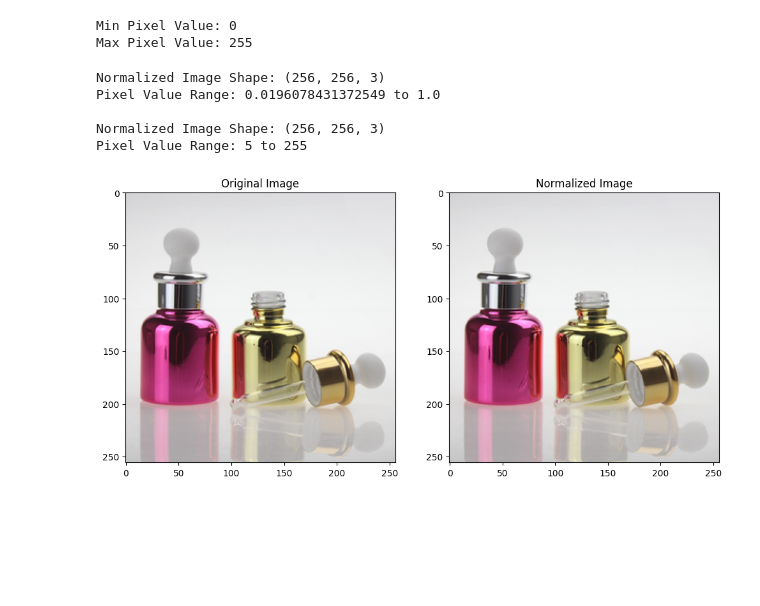
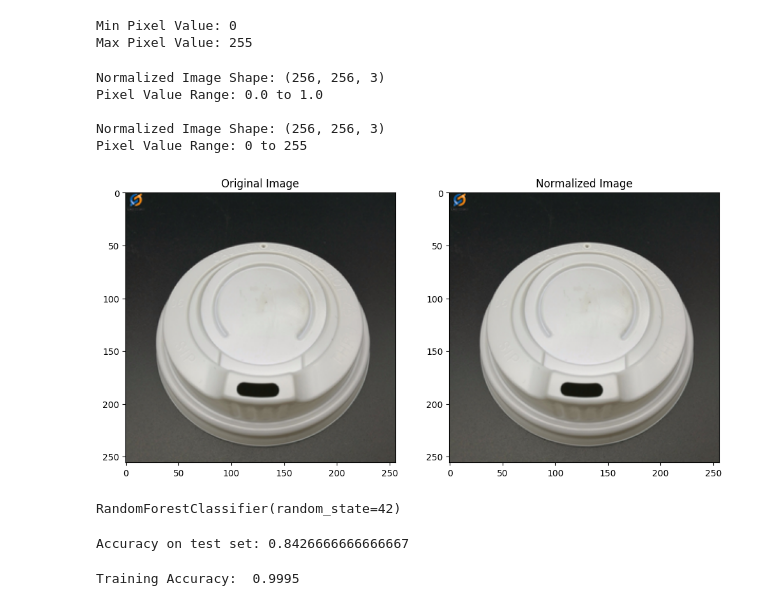
Before and after one commit to dklopstein/waste-sorting-classifier, a Jupyter notebook: Milestone_2.ipynb, the cells around one changed output. Cells and saved outputs as stored; diff of their text form; code cells hidden in the pictures; blank space fills up the shorter version.

Commit message:
WIP: Initial Random Forest classifier

```diff
--- a/Milestone_2.ipynb
+++ b/Milestone_2.ipynb
@@ -243,15 +230,18 @@ df.head()
 | 2 | /Users/lillianho/.cache/kagglehub... | landfill | (256, 256) | default |
 | 3 | /Users/lillianho/.cache/kagglehub... | landfill | (256, 256) | default |
 | 4 | /Users/lillianho/.cache/kagglehub... | landfill | (256, 256) | default |
+# %%
+X = df['image_path']
+y = df['label']
 # %%
 # split the dataset with an 80/20 split
-X_train, X_test, y_train, y_test = train_test_split(df.drop('label', axis=1), df['label'], test_size=0.2, random_state=20)
+X_train, X_test, y_train, y_test = train_test_split(X, y, test_size=0.2, random_state=42, shuffle=True)
 # %%
 # Finding the min and max pixel value in the training data
 min_val = float('inf')
 max_val = float('-inf')
 
-for image_path in X_train['image_path']:
+for image_path in X_train:
     image = Image.open(image_path)
     image_array = np.array(image)
 
@@ -275,5 +265,5 @@ def normalize_image(image_path):
     normalized_image = (image_array - min_val) / (max_val - min_val)
     return normalized_image
 
-X_train['normalized_image'] = X_train['image_path'].apply(normalize_image)
-X_test['normalized_image'] = X_test['image_path'].apply(normalize_image)
+X_train_normalized = X_train.apply(normalize_image)
+X_test_normalized = X_test.apply(normalize_image)
@@ -280,35 +274,35 @@ X_test['normalized_image'] = X_test['image_path'].apply(normalize_image)
 # %%
-sample_image = X_train['normalized_image'].iloc[0]
+sample_image = X_train_normalized.iloc[1]
 print("Normalized Image Shape:", sample_image.shape)
 print("Pixel Value Range:", sample_image.min(), "to", sample_image.max(), "\n")
 
-original_sample_image = np.array(Image.open(X_train['image_path'].iloc[0]))
+original_sample_image = np.array(Image.open(X_train.iloc[1]))
 print("Normalized Image Shape:", original_sample_image.shape)
 print("Pixel Value Range:", original_sample_image.min(), "to", original_sample_image.max())
 # %% [output]
 Normalized Image Shape: (256, 256, 3)
-Pixel Value Range: 0.0196078431372549 to 1.0
+Pixel Value Range: 0.0 to 1.0
 
 Normalized Image Shape: (256, 256, 3)
-Pixel Value Range: 5 to 255
+Pixel Value Range: 0 to 255
 # %%
-sample_image_path = X_train['image_path'].iloc[0]
+sample_image_path = X_train.iloc[1]
 original_image = Image.open(sample_image_path)
 original_image = np.array(original_image)
 
-normalized_image = X_train['normalized_image'].iloc[0]
+normalized_image = X_train_normalized.iloc[1]
 plt.figure(figsize=(12, 6))
 
 # Original Image
 plt.subplot(1, 2, 1)
 plt.imshow(original_image)
 plt.title("Original Image")
 
 # Normalized Image
 plt.subplot(1, 2, 2)
 plt.imshow(normalized_image)
 plt.title("Normalized Image")
 
 plt.show()
 # %% [output]
-[figure, old version]
+[figure, new version]
@@ -314,0 +312,6 @@ plt.show()
+# %%
+rf_model = RandomForestClassifier(n_estimators=100, random_state=42)
+
+rf_model.fit(X_train_flat, y_train)
+# %% [output]
+RandomForestClassifier(random_state=42)
@@ -314,0 +320,12 @@ plt.show()
+# %%
+accuracy = accuracy_score(y_test, y_pred)
+print(f"Accuracy on test set: {accuracy}")
+# %% [output]
+Accuracy on test set: 0.8426666666666667
+# %%
+y_train_pred = rf_model.predict(X_train_flat)
+
+train_accuracy = accuracy_score(y_train, y_train_pred)
+print("Training Accuracy: ", train_accuracy)
+# %% [output]
+Training Accuracy:  0.9995
```
Also changed, not shown: parts of 10 cells of this notebook.
